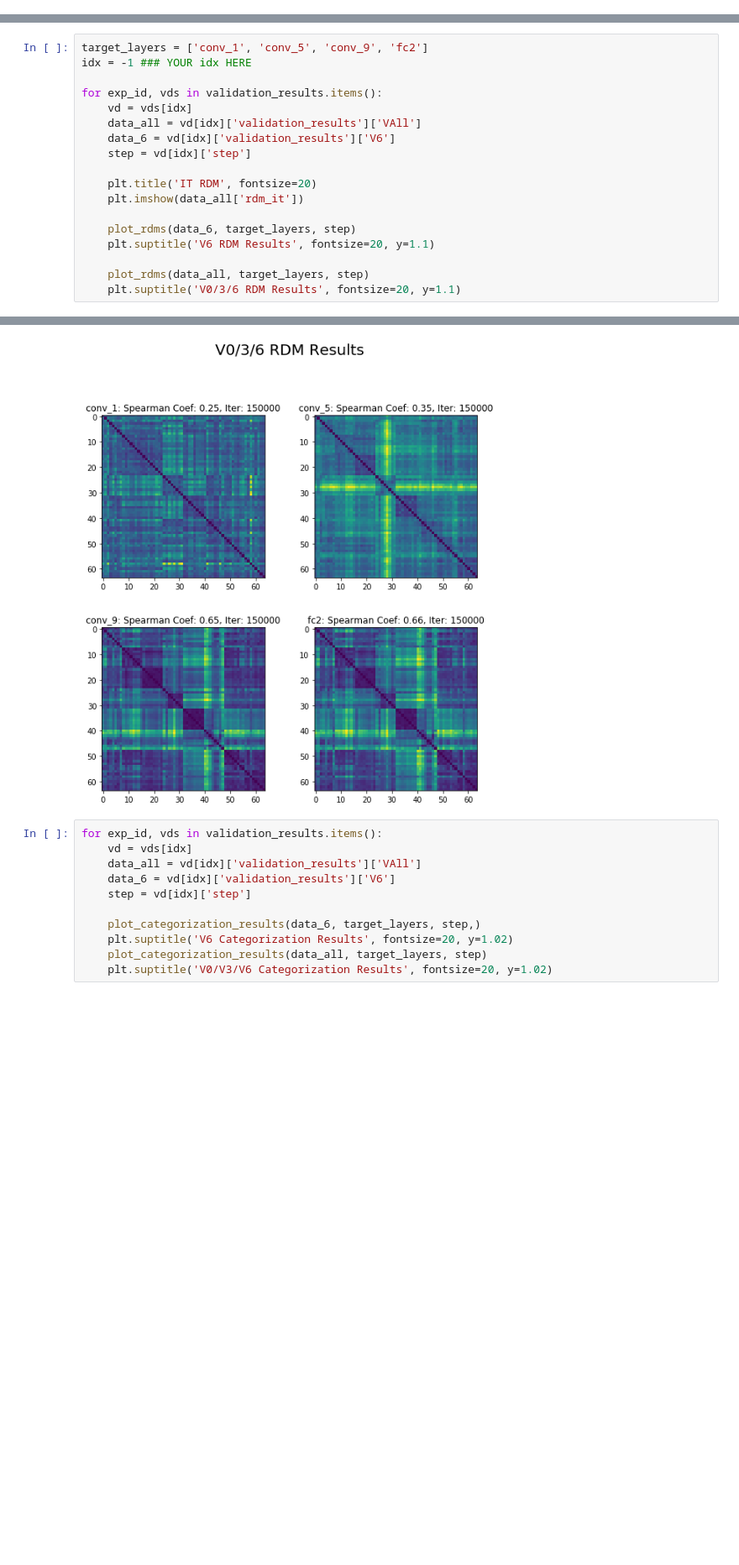
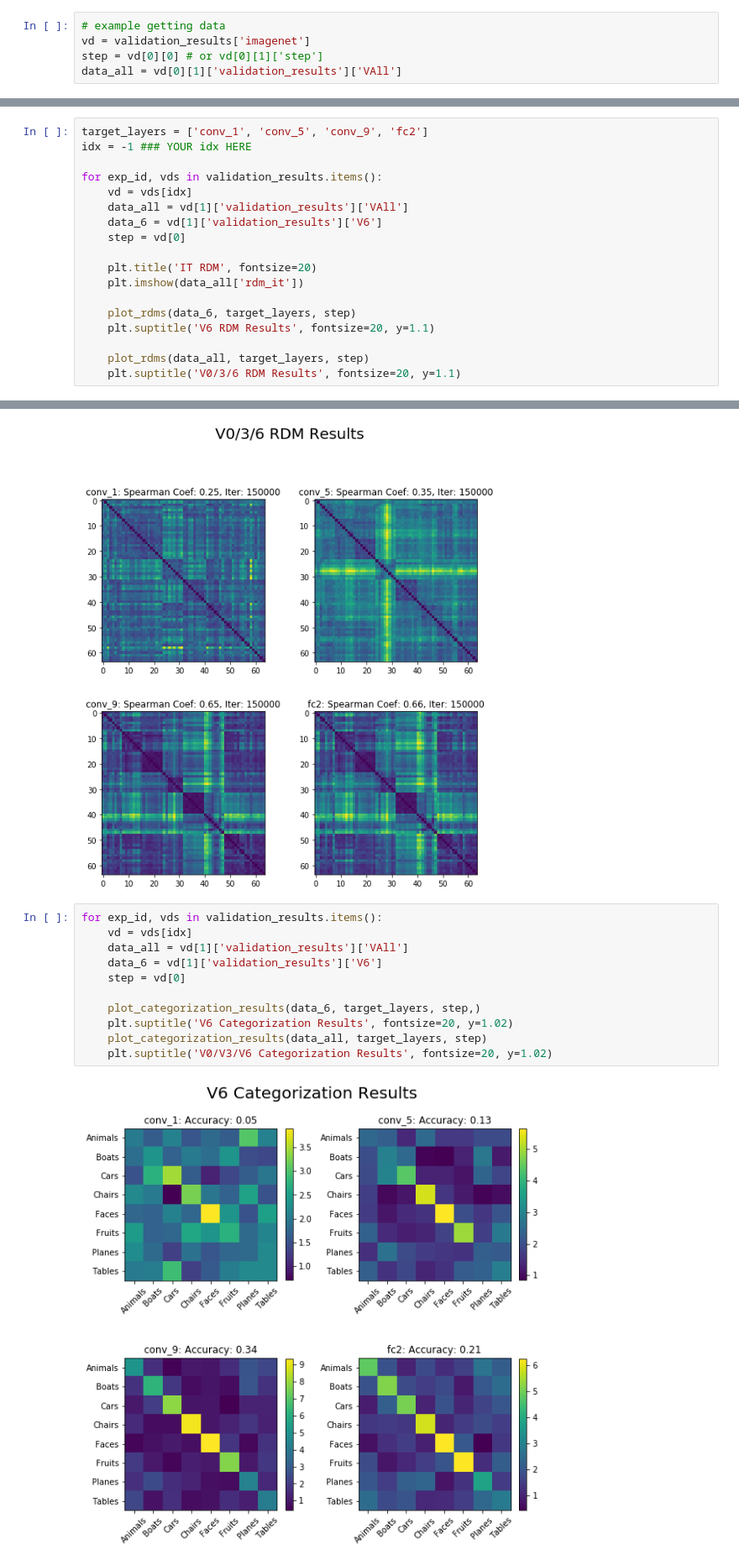
Before and after one commit to IanEisenberg/cs375, a Jupyter notebook: final_project/Final_test_env.ipynb, the cells around one changed output, grey strips where cells are left out. Shown: that part at 84% size. Cells and saved outputs as stored; diff of their text form; blank space fills up the shorter version.

```diff
--- a/final_project/Final_test_env.ipynb
+++ b/final_project/Final_test_env.ipynb
@@ -113,3 +93,8 @@ data_all.keys()
+# %%
+# example getting data
+vd = validation_results['imagenet']
+step = vd[0][0] # or vd[0][1]['step']
+data_all = vd[0][1]['validation_results']['VAll']
 # %%
 from math import ceil
 def plot_rdms(data, target_layers, step):
@@ -171,9 +156,9 @@ idx = -1 ### YOUR idx HERE
 
 for exp_id, vds in validation_results.items():
     vd = vds[idx]
-    data_all = vd[idx]['validation_results']['VAll']
-    data_6 = vd[idx]['validation_results']['V6']
-    step = vd[idx]['step']
+    data_all = vd[1]['validation_results']['VAll']
+    data_6 = vd[1]['validation_results']['V6']
+    step = vd[0]
 
     plt.title('IT RDM', fontsize=20)
     plt.imshow(data_all['rdm_it'])
@@ -190,11 +175,13 @@ for exp_id, vds in validation_results.items():
 # %%
 for exp_id, vds in validation_results.items():
     vd = vds[idx]
-    data_all = vd[idx]['validation_results']['VAll']
-    data_6 = vd[idx]['validation_results']['V6']
-    step = vd[idx]['step']
+    data_all = vd[1]['validation_results']['VAll']
+    data_6 = vd[1]['validation_results']['V6']
+    step = vd[0]
 
     plot_categorization_results(data_6, target_layers, step,)
     plt.suptitle('V6 Categorization Results', fontsize=20, y=1.02)
     plot_categorization_results(data_all, target_layers, step)
     plt.suptitle('V0/V3/V6 Categorization Results', fontsize=20, y=1.02)
+# %% [output]
+[figure, added]
```
Also changed, not shown: parts of 2 cells of this notebook.
